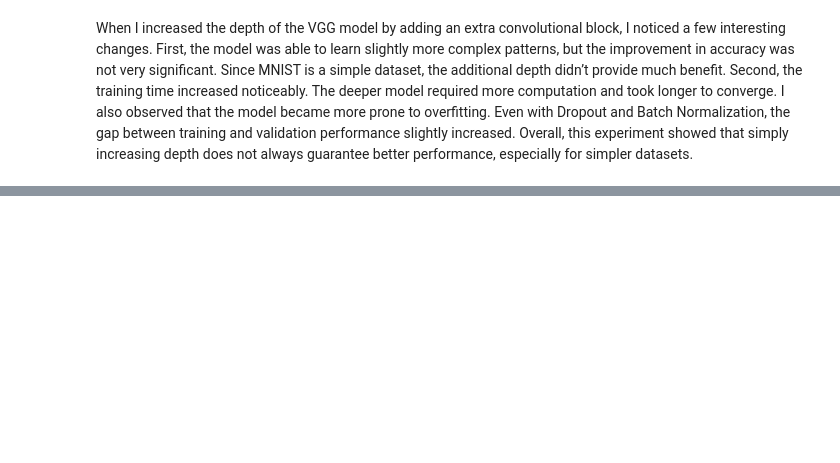
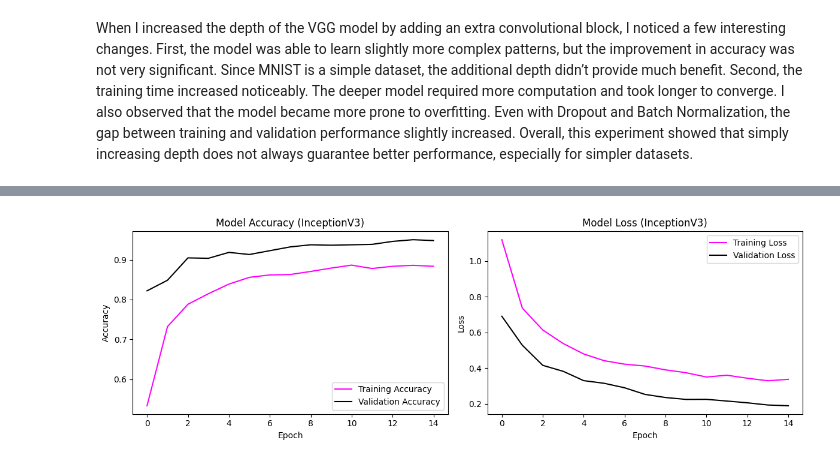
Before and after one commit to Seshmanuvarthi/DL_Journey-2026, a Jupyter notebook: week-7-imagenet.ipynb, the cells around one changed output, grey strips where cells are left out. Cells and saved outputs as stored; diff of their text form; code cells hidden in the pictures; blank space fills up the shorter version.

```diff
--- a/week-7-imagenet.ipynb
+++ b/week-7-imagenet.ipynb
@@ -834,0 +1416,90 @@ Overall, this experiment showed that simply increasing depth does not always gua
+# %%
+import tensorflow as tf
+from tensorflow.keras import layers, models
+from tensorflow.keras.applications import InceptionV3
+import matplotlib.pyplot as plt
+
+data_dir = '/kaggle/input/datasets/aneesh10/cricket-shot-dataset/data/'
+
+batch_size = 32
+img_height = 299
+img_width = 299
+
+train_ds = tf.keras.utils.image_dataset_from_directory(
+    data_dir,
+    validation_split=0.2,
+    subset="training",
+    seed=123,
+    image_size=(img_height, img_width),
+    batch_size=batch_size
+)
+
+val_ds = tf.keras.utils.image_dataset_from_directory(
+    data_dir,
+    validation_split=0.2,
+    subset="validation",
+    seed=123,
+    image_size=(img_height, img_width),
+    batch_size=batch_size
+)
+
+class_names = train_ds.class_names
+num_classes = len(class_names)
+base_model_inception = InceptionV3(
+    weights='imagenet',
+    include_top=False,
+    input_shape=(img_height, img_width, 3)
+)
+
+base_model_inception.trainable = False
+Inception_Model = models.Sequential()
+Inception_Model.add(layers.Lambda(tf.keras.applications.inception_v3.preprocess_input, input_shape=(img_height, img_width, 3)))
+Inception_Model.add(base_model_inception)
+
+
+# We use GlobalAveragePooling2D
+Inception_Model.add(layers.GlobalAveragePooling2D())
+Inception_Model.add(layers.Dropout(0.5))
+
+# Output Layer
+Inception_Model.add(layers.Dense(num_classes, activation='softmax'))
+
+Inception_Model.summary()
+
+
+Inception_Model.compile(
+    optimizer='adam',
+    loss='sparse_categorical_crossentropy',
+    metrics=['accuracy']
+)
+
+print("Starting InceptionV3 Transfer Learning...")
+epochs = 15
+history_inception = Inception_Model.fit(
+    train_ds,
+    validation_data=val_ds,
+    epochs=epochs
+)
+
+
+plt.figure(figsize=(12, 4))
+
+plt.subplot(1, 2, 1)
+plt.plot(history_inception.history['accuracy'], label='Training Accuracy', color='magenta')
+plt.plot(history_inception.history['val_accuracy'], label='Validation Accuracy', color='black')
+plt.title('Model Accuracy (InceptionV3)')
+plt.xlabel('Epoch')
+plt.ylabel('Accuracy')
+plt.legend(loc='lower right')
+
+plt.subplot(1, 2, 2)
+plt.plot(history_inception.history['loss'], label='Training Loss', color='magenta')
+plt.plot(history_inception.history['val_loss'], label='Validation Loss', color='black')
+plt.title('Model Loss (InceptionV3)')
+plt.xlabel('Epoch')
+plt.ylabel('Loss')
+plt.legend(loc='upper right')
+
+plt.tight_layout()
+plt.show()
+# %% [output]
@@ -834,0 +1547 @@ Overall, this experiment showed that simply increasing depth does not always gua
+[figure, added]
```
Also changed, not shown: parts of 15 cells of this notebook.
